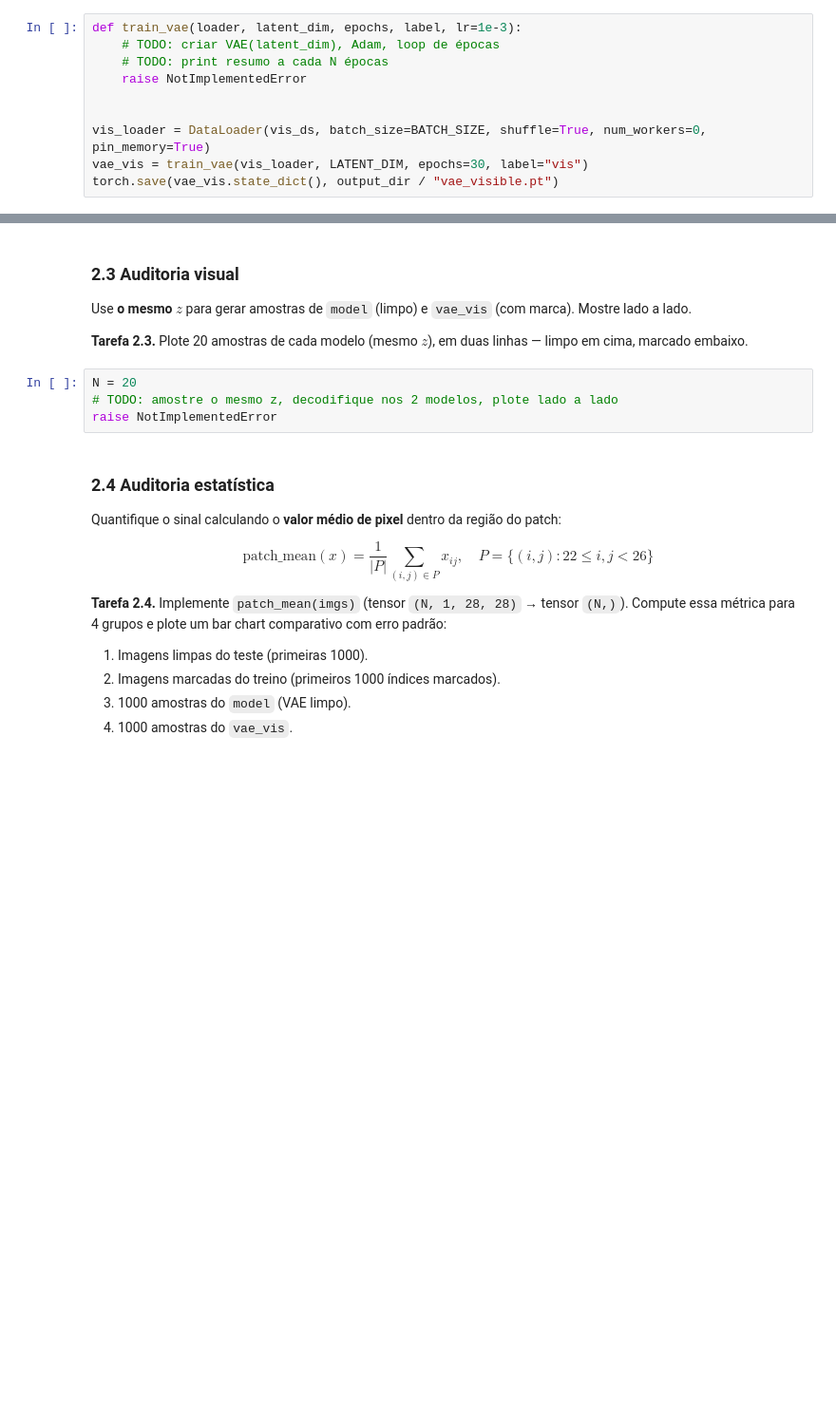
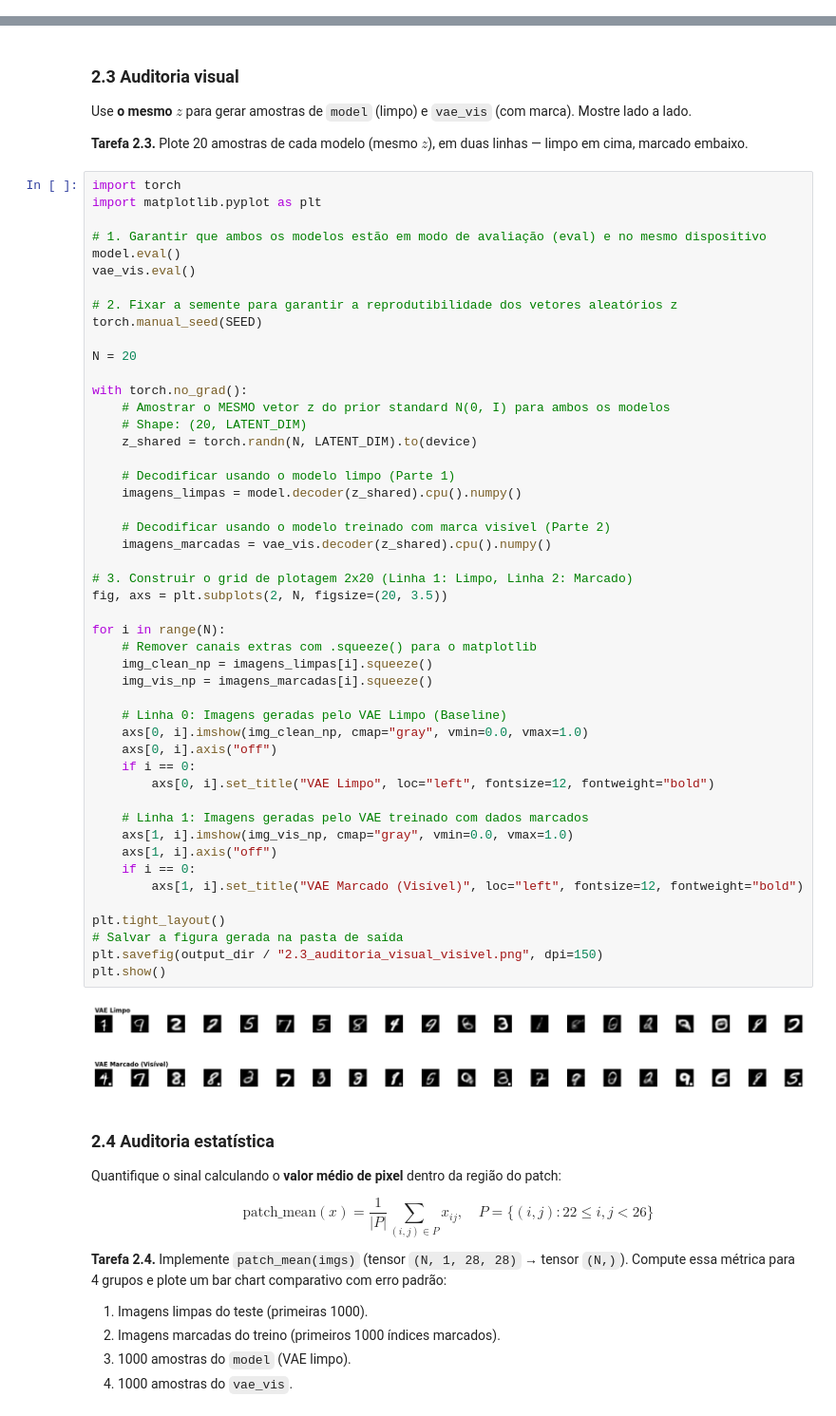
Before and after one commit to biaanuness/machine_learning2, a Jupyter notebook: trabalho_3/vae_watermark.ipynb, the cells around one changed output, grey strips where cells are left out. Shown at 95% size. Cells and saved outputs as stored; diff of their text form; blank space fills up the shorter version.

```diff
--- a/trabalho_3/vae_watermark.ipynb
+++ b/trabalho_3/vae_watermark.ipynb
@@ -522,13 +581,3 @@ raise NotImplementedError
 Treine um novo VAE (`vae_vis`) com **a mesma arquitetura** do `model` (mesma `LATENT_DIM`) mas usando `vis_ds` como dataset de treino. Use 30 épocas, Adam lr=1e-3.
 
 **Dica.** Modularize: escreva uma função `train_vae(loader, latent_dim, epochs, label)` que cria, treina e retorna um novo VAE. Vamos reutilizá-la várias vezes nas próximas partes.
-# %%
-def train_vae(loader, latent_dim, epochs, label, lr=1e-3):
-    # TODO: criar VAE(latent_dim), Adam, loop de épocas
-    # TODO: print resumo a cada N épocas
-    raise NotImplementedError
-
-
-vis_loader = DataLoader(vis_ds, batch_size=BATCH_SIZE, shuffle=True, num_workers=0, pin_memory=True)
-vae_vis = train_vae(vis_loader, LATENT_DIM, epochs=30, label="vis")
-torch.save(vae_vis.state_dict(), output_dir / "vae_visible.pt")
@@ -538,10 +662,56 @@ torch.save(vae_vis.state_dict(), output_dir / "vae_visible.pt")
 Use **o mesmo $z$** para gerar amostras de `model` (limpo) e `vae_vis` (com marca). Mostre lado a lado.
 
 **Tarefa 2.3.** Plote 20 amostras de cada modelo (mesmo $z$), em duas linhas — limpo em cima, marcado embaixo.
-# %%
-N = 20
-# TODO: amostre o mesmo z, decodifique nos 2 modelos, plote lado a lado
-raise NotImplementedError
+# %%
+import torch
+import matplotlib.pyplot as plt
+
+# 1. Garantir que ambos os modelos estão em modo de avaliação (eval) e no mesmo dispositivo
+model.eval()
+vae_vis.eval()
+
+# 2. Fixar a semente para garantir a reprodutibilidade dos vetores aleatórios z
+torch.manual_seed(SEED)
+
+N = 20
+
+with torch.no_grad():
+    # Amostrar o MESMO vetor z do prior standard N(0, I) para ambos os modelos
+    # Shape: (20, LATENT_DIM)
+    z_shared = torch.randn(N, LATENT_DIM).to(device)
+
+    # Decodificar usando o modelo limpo (Parte 1)
+    imagens_limpas = model.decoder(z_shared).cpu().numpy()
+
+    # Decodificar usando o modelo treinado com marca visível (Parte 2)
+    imagens_marcadas = vae_vis.decoder(z_shared).cpu().numpy()
+
+# 3. Construir o grid de plotagem 2x20 (Linha 1: Limpo, Linha 2: Marcado)
+fig, axs = plt.subplots(2, N, figsize=(20, 3.5))
+
+for i in range(N):
+    # Remover canais extras com .squeeze() para o matplotlib
+    img_clean_np = imagens_limpas[i].squeeze()
+    img_vis_np = imagens_marcadas[i].squeeze()
+
+    # Linha 0: Imagens geradas pelo VAE Limpo (Baseline)
+    axs[0, i].imshow(img_clean_np, cmap="gray", vmin=0.0, vmax=1.0)
+    axs[0, i].axis("off")
+    if i == 0:
+        axs[0, i].set_title("VAE Limpo", loc="left", fontsize=12, fontweight="bold")
+
+    # Linha 1: Imagens geradas pelo VAE treinado com dados marcados
+    axs[1, i].imshow(img_vis_np, cmap="gray", vmin=0.0, vmax=1.0)
+    axs[1, i].axis("off")
+    if i == 0:
+        axs[1, i].set_title("VAE Marcado (Visível)", loc="left", fontsize=12, fontweight="bold")
+
+plt.tight_layout()
+# Salvar a figura gerada na pasta de saída
+plt.savefig(output_dir / "2.3_auditoria_visual_visivel.png", dpi=150)
+plt.show()
+# %% [output]
+[figure, added]
 # %% [markdown]
 ### 2.4 Auditoria estatística
 
```
Also changed, not shown: parts of 6 cells of this notebook.
